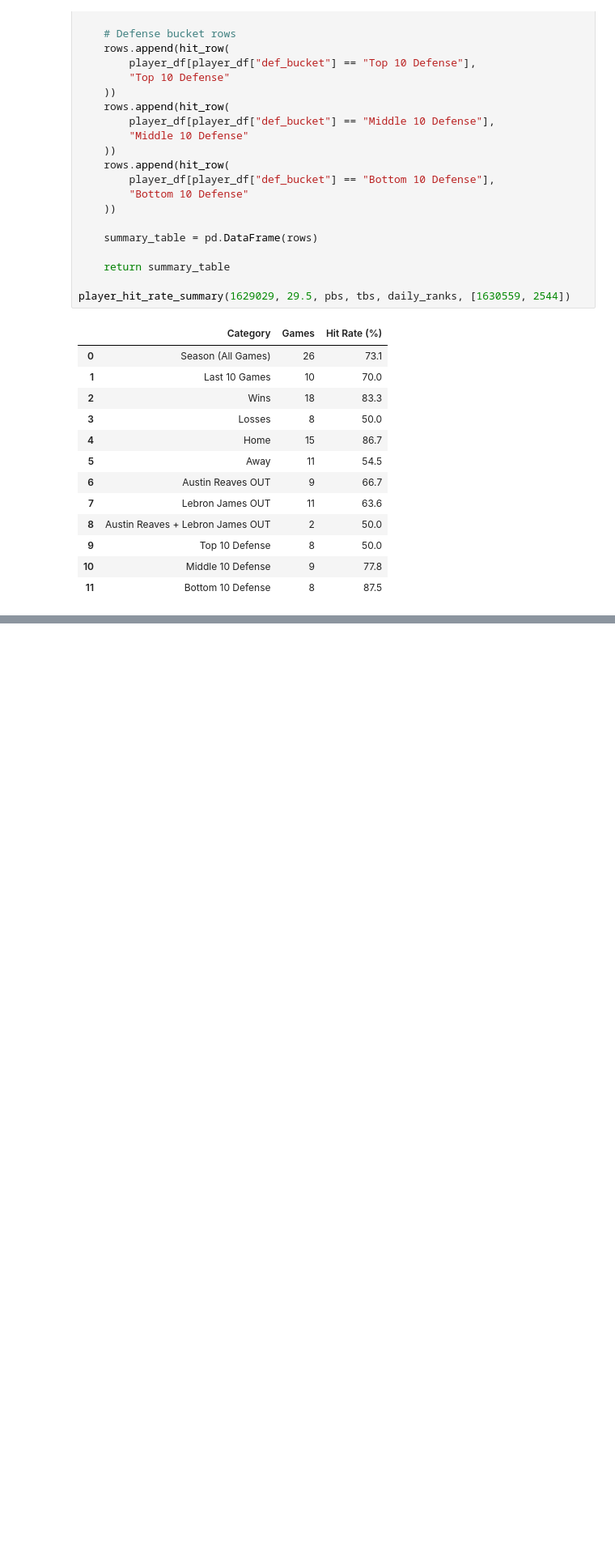
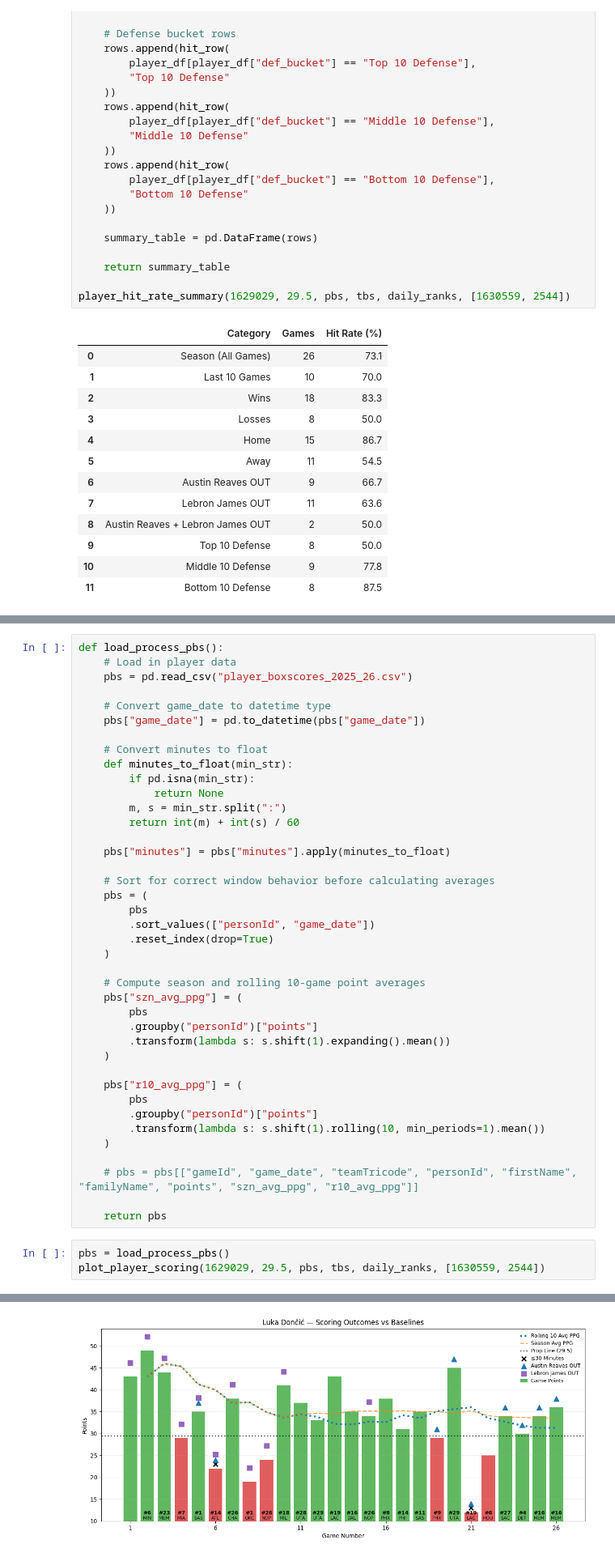
Before and after one commit to sibhisakthivel/nba-game-dashboard-automation, a Jupyter notebook: design.ipynb, the cells around one changed output, grey strips where cells are left out. Shown at 81% size. Drawn from its saved outputs; the diff is of its cells as text; blank space fills up the shorter version.

Commit message:
finalizing plot designs for prototype dashboard

```diff
--- a/design.ipynb
+++ b/design.ipynb
@@ -3560,0 +4245,44 @@ player_hit_rate_summary(1629029, 29.5, pbs, tbs, daily_ranks, [1630559, 2544])
+# %%
+def load_process_pbs():
+    # Load in player data
+    pbs = pd.read_csv("player_boxscores_2025_26.csv")
+
+    # Convert game_date to datetime type
+    pbs["game_date"] = pd.to_datetime(pbs["game_date"])
+
+    # Convert minutes to float
+    def minutes_to_float(min_str):
+        if pd.isna(min_str):
+            return None
+        m, s = min_str.split(":")
+        return int(m) + int(s) / 60
+
+    pbs["minutes"] = pbs["minutes"].apply(minutes_to_float)
+
+    # Sort for correct window behavior before calculating averages
+    pbs = (
+        pbs
+        .sort_values(["personId", "game_date"])
+        .reset_index(drop=True)
+    )
+
+    # Compute season and rolling 10-game point averages
+    pbs["szn_avg_ppg"] = (
+        pbs
+        .groupby("personId")["points"]
+        .transform(lambda s: s.shift(1).expanding().mean())
+    )
+
+    pbs["r10_avg_ppg"] = (
+        pbs
+        .groupby("personId")["points"]
+        .transform(lambda s: s.shift(1).rolling(10, min_periods=1).mean())
+    )
+
+    # pbs = pbs[["gameId", "game_date", "teamTricode", "personId", "firstName", "familyName", "points", "szn_avg_ppg", "r10_avg_ppg"]]
+
+    return pbs
+# %%
+pbs = load_process_pbs()
+plot_player_scoring(1629029, 29.5, pbs, tbs, daily_ranks, [1630559, 2544])
+# %% [output]
@@ -3560,0 +4320 @@ player_hit_rate_summary(1629029, 29.5, pbs, tbs, daily_ranks, [1630559, 2544])
+[figure, added]
```
Also changed, not shown: parts of 9 cells of this notebook, 4 other files.
